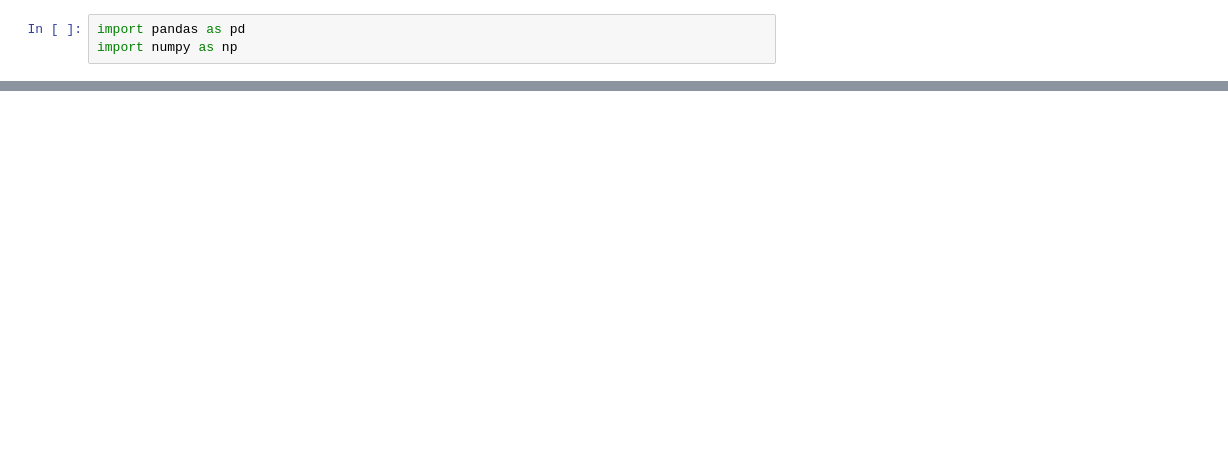
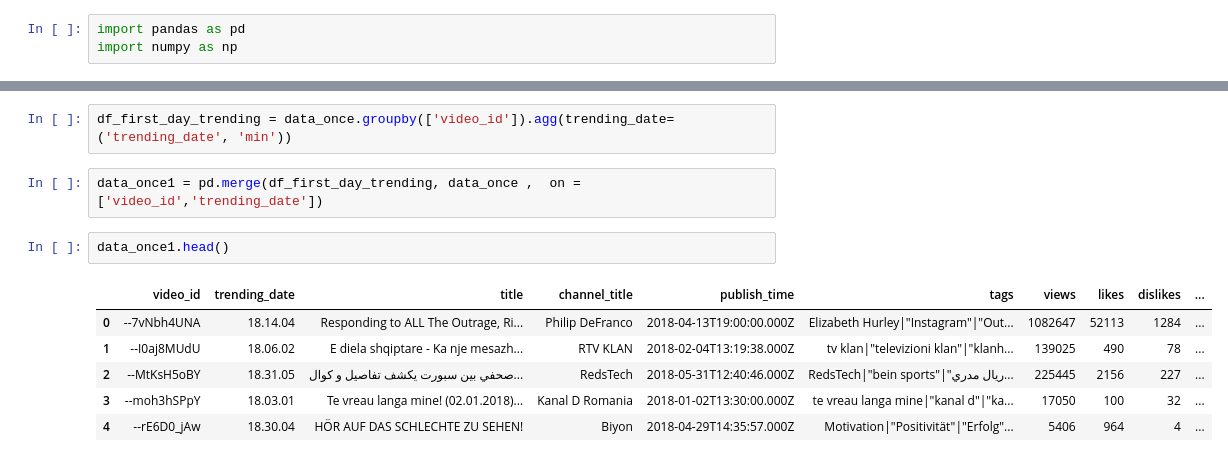
Before and after one commit to tbertho/YouTube_Trends_Analyse, a Jupyter notebook: Trend Verlauf Analyse.ipynb, the cells around one changed output, grey strips where cells are left out. Drawn from its saved outputs; the diff is of its cells as text; blank space fills up the shorter version.

```diff
--- a/Trend Verlauf Analyse.ipynb
+++ b/Trend Verlauf Analyse.ipynb
@@ -24,0 +65,13 @@ Name: trending_date, Length: 29425, dtype: int64
+# %%
+df_first_day_trending = data_once.groupby(['video_id']).agg(trending_date=('trending_date', 'min'))
+# %%
+data_once1 = pd.merge(df_first_day_trending, data_once ,  on = ['video_id','trending_date'])
+# %%
+data_once1.head()
+# %% [output]
+|  | video_id | trending_date | title | channel_title | publish_time | tags | views | likes | dislikes | ... |
+| 0 | --7vNbh4UNA | 18.14.04 | Responding to ALL The Outrage, Ri... | Philip DeFranco | 2018-04-13T19:00:00.000Z | Elizabeth Hurley|"Instagram"|"Out... | 1082647 | 52113 | 1284 | ... |
+| 1 | --I0aj8MUdU | 18.06.02 | E diela shqiptare - Ka nje mesazh... | RTV KLAN | 2018-02-04T13:19:38.000Z | tv klan|"televizioni klan"|"klanh... | 139025 | 490 | 78 | ... |
+| 2 | --MtKsH5oBY | 18.31.05 | صحفي بين سبورت يكشف تفاصيل و كوال... | RedsTech | 2018-05-31T12:40:46.000Z | RedsTech|"bein sports"|"ريال مدري... | 225445 | 2156 | 227 | ... |
+| 3 | --moh3hSPpY | 18.03.01 | Te vreau langa mine! (02.01.2018)... | Kanal D Romania | 2018-01-02T13:30:00.000Z | te vreau langa mine|"kanal d"|"ka... | 17050 | 100 | 32 | ... |
+| 4 | --rE6D0_jAw | 18.30.04 | HÖR AUF DAS SCHLECHTE ZU SEHEN! | Biyon | 2018-04-29T14:35:57.000Z | Motivation|"Positivität"|"Erfolg"... | 5406 | 964 | 4 | ... |
```
Also changed, not shown: parts of 16 cells of this notebook.
